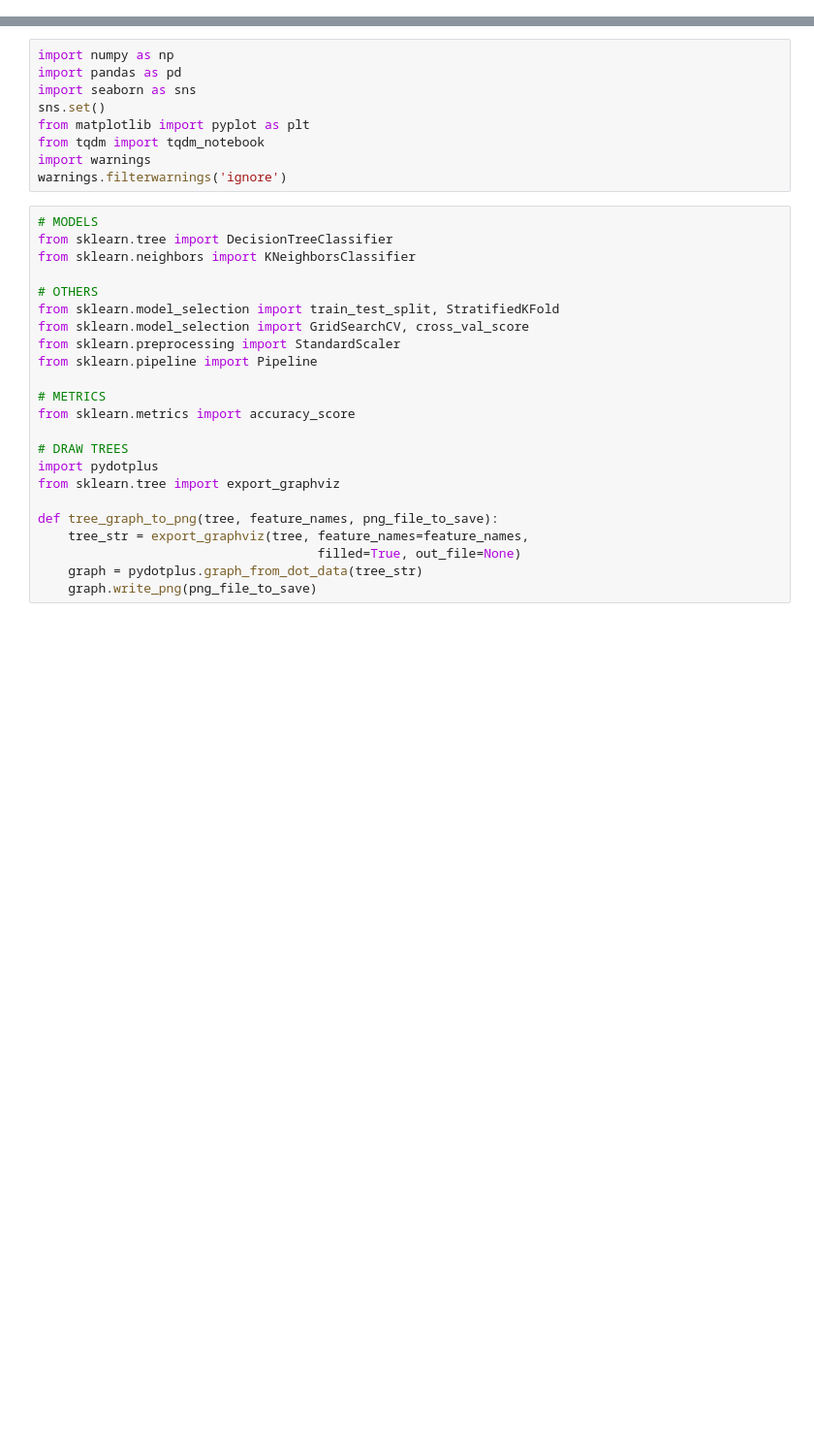
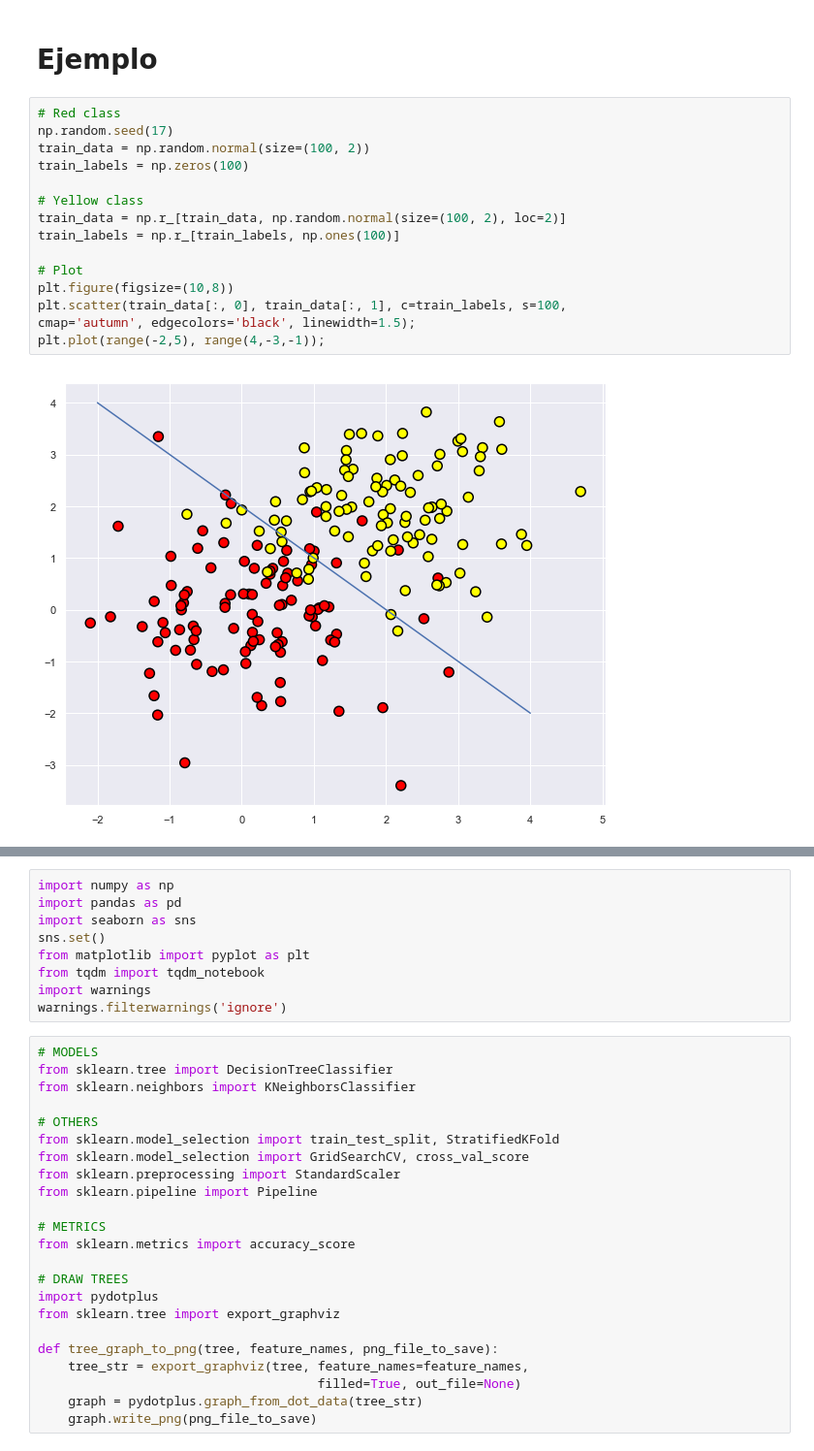
Before and after one commit to javiabellan/notebooks, a Jupyter notebook: ML COURSE/3. Decision trees.ipynb, the cells around one changed output, grey strips where cells are left out. Shown at 97% size. Cells and saved outputs as stored; diff of their text form; blank space fills up the shorter version.

```diff
--- a/ML COURSE/3. Decision trees.ipynb
+++ b/ML COURSE/3. Decision trees.ipynb
@@ -75,3 +96,22 @@ Fijarse que si en un nodo ya no hay ganancia de información, como aquellos dond
 ## Parte 2: La poda del árbol
 
 Si obtenemos un árbol que segmenta a la perfeción nuestro conjunto de entrenamiento, lo que estamos haciendo es memorizar nuestros datos y **overfitting**. Caundo llegen nuevos datos seguramente lo hagamos mal. Es preferible tener árboles más pequeños con menos ramas porque generalizan mejor.
+# %% [markdown]
+# Ejemplo
+# %%
+# Red class
+np.random.seed(17)
+train_data = np.random.normal(size=(100, 2))
+train_labels = np.zeros(100)
+
+# Yellow class
+train_data = np.r_[train_data, np.random.normal(size=(100, 2), loc=2)]
+train_labels = np.r_[train_labels, np.ones(100)]
+
+# Plot
+plt.figure(figsize=(10,8))
+plt.scatter(train_data[:, 0], train_data[:, 1], c=train_labels, s=100,
+cmap='autumn', edgecolors='black', linewidth=1.5);
+plt.plot(range(-2,5), range(4,-3,-1));
+# %% [output]
+[figure, added]
```
Also changed, not shown: parts of 6 cells of this notebook, 22 other files.
